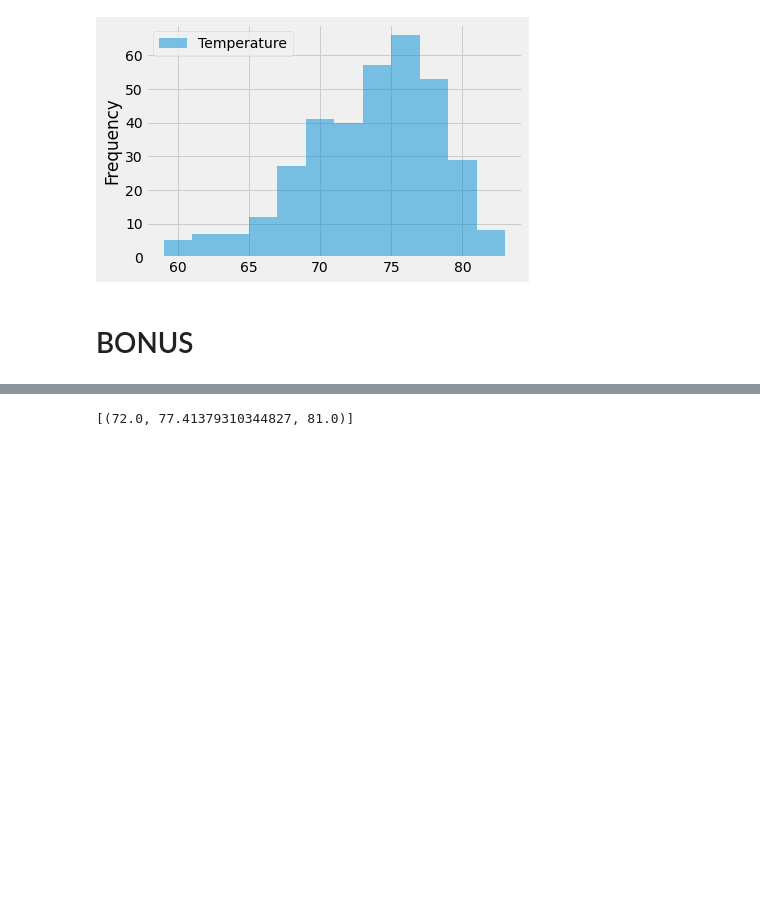
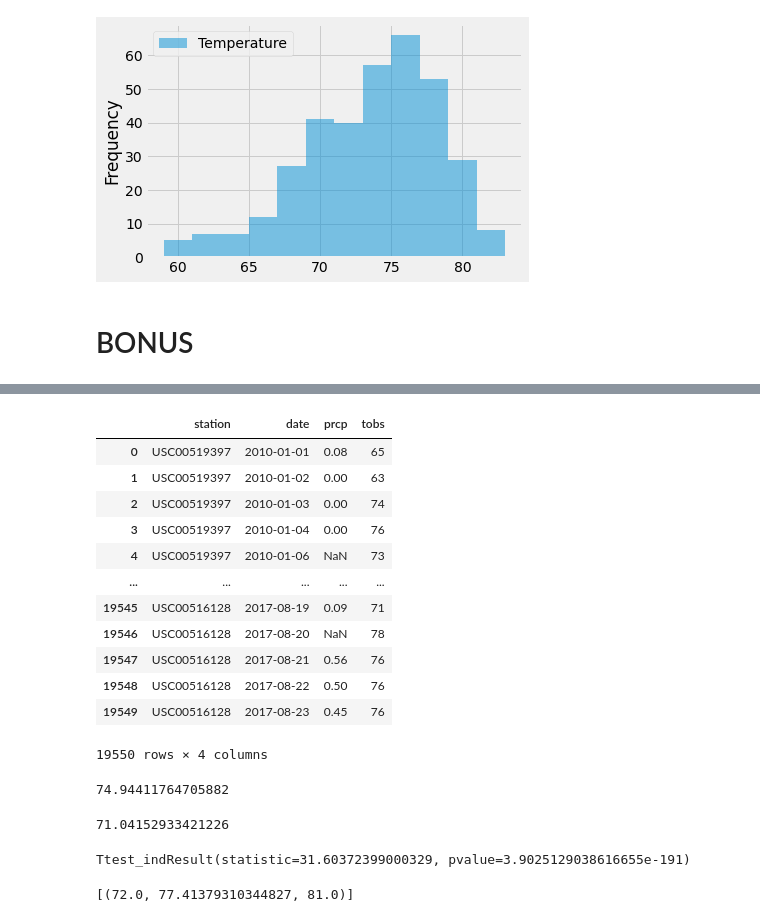
Before and after one commit to MtMedina0017/SQLAlchemy-Challenge, a Jupyter notebook: Climate.ipynb, the cells around one changed output, grey strips where cells are left out. Drawn from its saved outputs; the diff is of its cells as text; code cells hidden in the pictures; blank space fills up the shorter version.

```diff
--- a/Climate.ipynb
+++ b/Climate.ipynb
@@ -229,3 +236,37 @@ TypeError: calc_temps() takes 2 positional arguments but 3 were given
+# %%
+df.date = pd.to_datetime(df.date,infer_datetime_format=True)
+df
+# %% [output]
+|  | station | date | prcp | tobs |
+| 0 | USC00519397 | 2010-01-01 | 0.08 | 65 |
+| 1 | USC00519397 | 2010-01-02 | 0.00 | 63 |
+| 2 | USC00519397 | 2010-01-03 | 0.00 | 74 |
+| 3 | USC00519397 | 2010-01-04 | 0.00 | 76 |
+| 4 | USC00519397 | 2010-01-06 | NaN | 73 |
+| ... | ... | ... | ... | ... |
+| 19545 | USC00516128 | 2017-08-19 | 0.09 | 71 |
+| 19546 | USC00516128 | 2017-08-20 | NaN | 78 |
+| 19547 | USC00516128 | 2017-08-21 | 0.56 | 76 |
+| 19548 | USC00516128 | 2017-08-22 | 0.50 | 76 |
+| 19549 | USC00516128 | 2017-08-23 | 0.45 | 76 |
+19550 rows × 4 columns
+# %%
+June_temps = df['date'].map(lambda x: x.month) == 6
+June_TAVG = df[June_temps]["tobs"]
+
+June_TAVG.mean()
+# %% [output]
+74.94411764705882
+# %%
+Dec_temps = df['date'].map(lambda x: x.month) == 12
+Dec_TAVG = df[Dec_temps]["tobs"]
+Dec_TAVG.mean()
+# %% [output]
+71.04152933421226
+# %%
+stats.ttest_ind(June_TAVG, Dec_TAVG)
+# %% [output]
+Ttest_indResult(statistic=31.60372399000329, pvalue=3.9025129038616655e-191)
 # %%
 trip_dates = '2017-05-30 to 2017-06-03'
 trip_start_date = '2017-05-30'
```
Also changed, not shown: parts of 5 cells of this notebook.
